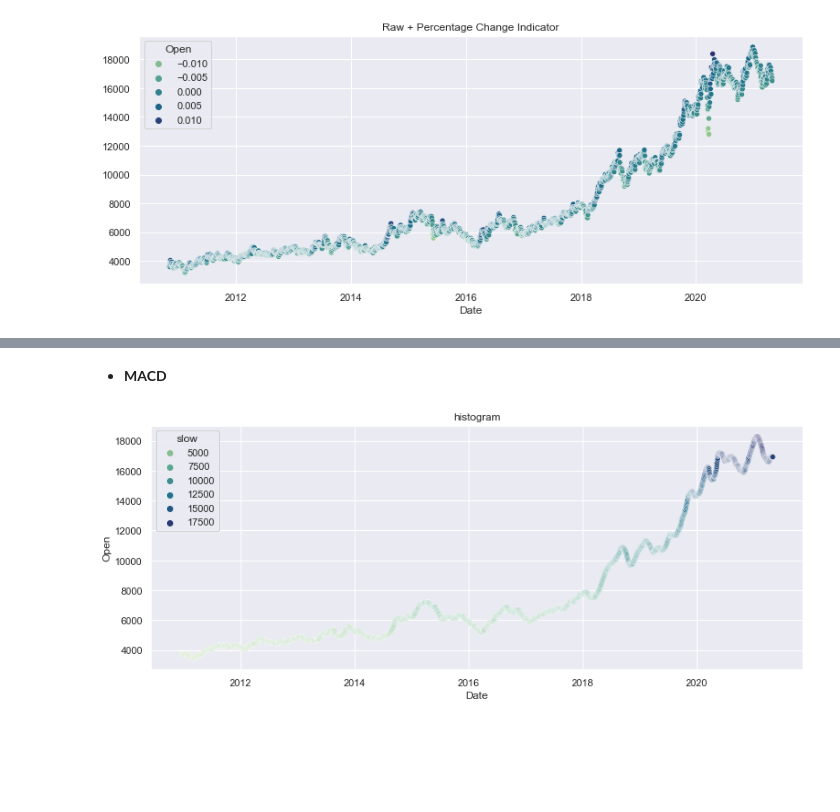
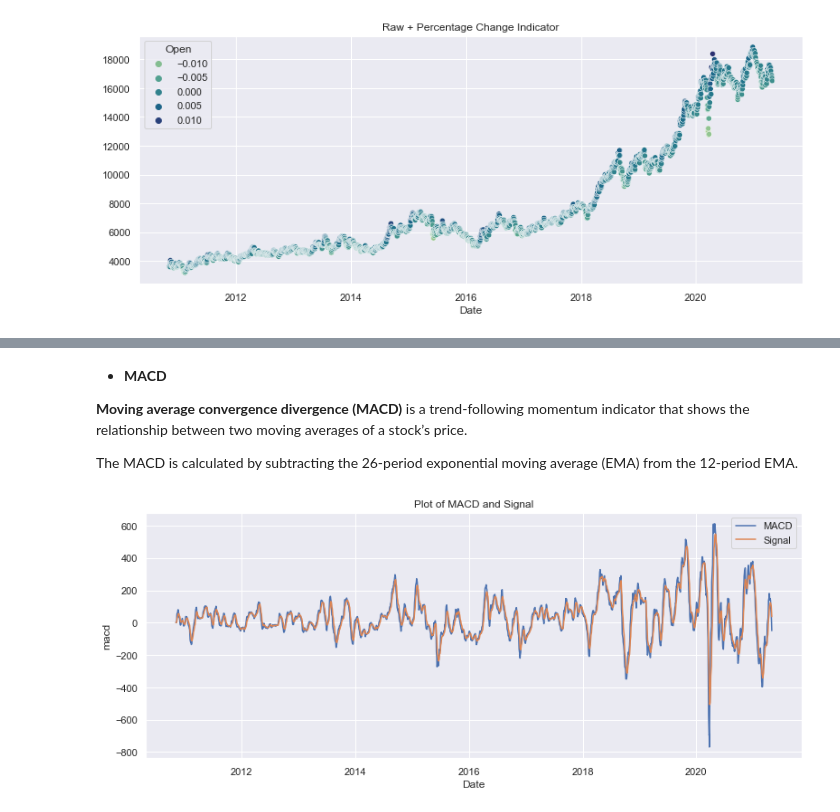
Before and after one commit to AsutoshDalei/stock-work, a Jupyter notebook: Stock Prediction.ipynb, the cells around one changed output, grey strips where cells are left out. Saved outputs shown, nothing was run; the diff lists cells and outputs as text; code cells hidden in the pictures; blank space fills up the shorter version.

```diff
--- a/Stock Prediction.ipynb
+++ b/Stock Prediction.ipynb
@@ -128,5 +128,9 @@ change(data,strategy='pct')
 # %% [markdown]
 - **MACD**
+
+**Moving average convergence divergence (MACD)** is a trend-following momentum indicator that shows the relationship between two moving averages of a stock’s price.
+
+The MACD is calculated by subtracting the 26-period exponential moving average (EMA) from the 12-period EMA.
 # %%
 def indicator_macd(data,slow=26,fast=12,smooth=9):
     #SLOW
@@ -148,17 +152,20 @@ def indicator_macd(data,slow=26,fast=12,smooth=9):
 # %%
 def plot_macd(data,feature='macd',standalone = True):
     ret = indicator_macd(data)
     plt.figure(figsize=(13,5))
     if standalone == True:
-        sns.lineplot(data = ret,x = ret.index,y = feature,palette='crest')
+        sns.lineplot(data = ret,x = ret.index,y = 'macd',label = 'MACD')
+        sns.lineplot(data = ret,x = ret.index,y = 'signal',label = 'Signal')
+        title = "Plot of MACD and Signal"
     else:
-        sns.scatterplot(x = data.index,y = data,hue=ret['slow'],palette='crest')
-    plt.title(feature)
+        sns.scatterplot(x = data.index,y = data, hue=ret[feature],palette='crest')
+        title = 'Plot of MACD on the data'
+    plt.title(title)
     plt.plot()
     return ret
 
 
-_ = plot_macd(dat['Open'],feature='histogram',standalone=False)
+_ = plot_macd(data,feature='histogram',standalone=True)
 # %% [output]
-[figure, old version]
+[figure, new version]
 # %%
```
Also changed, not shown: parts of 16 cells of this notebook.
